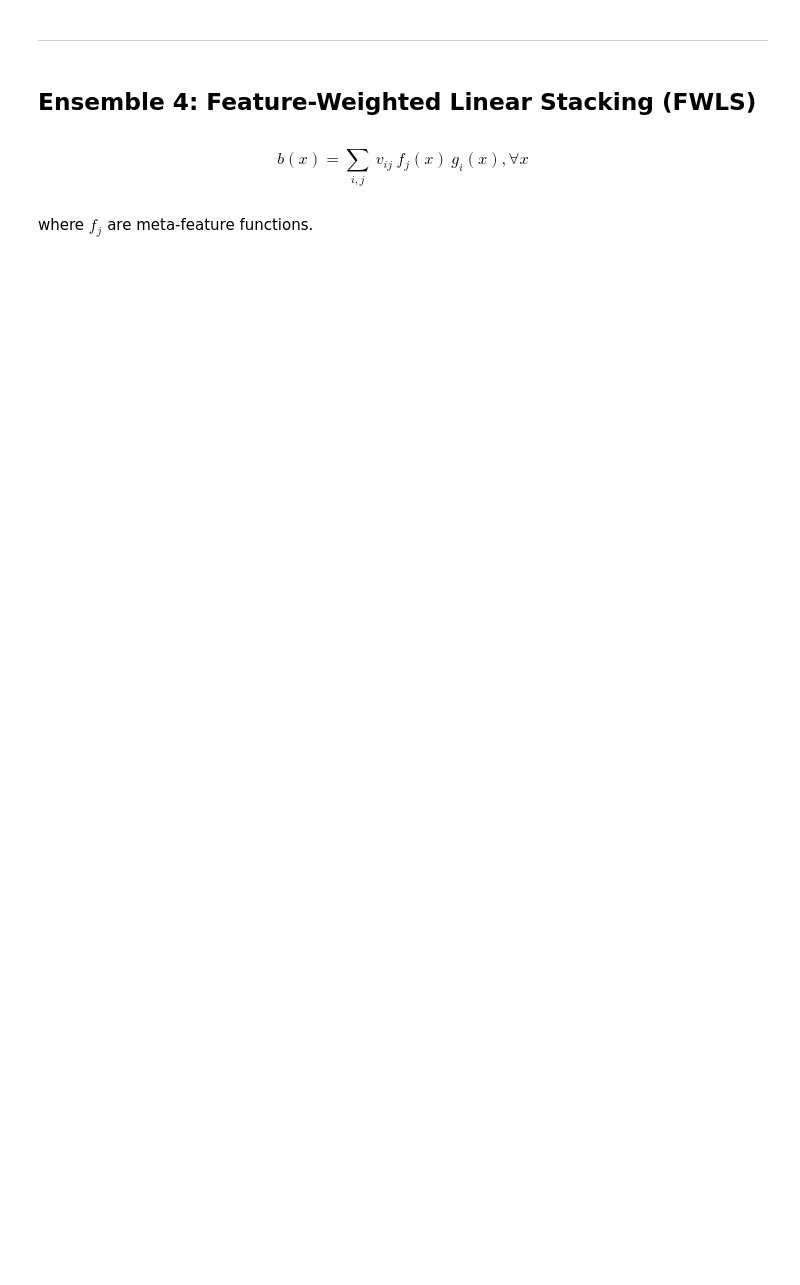
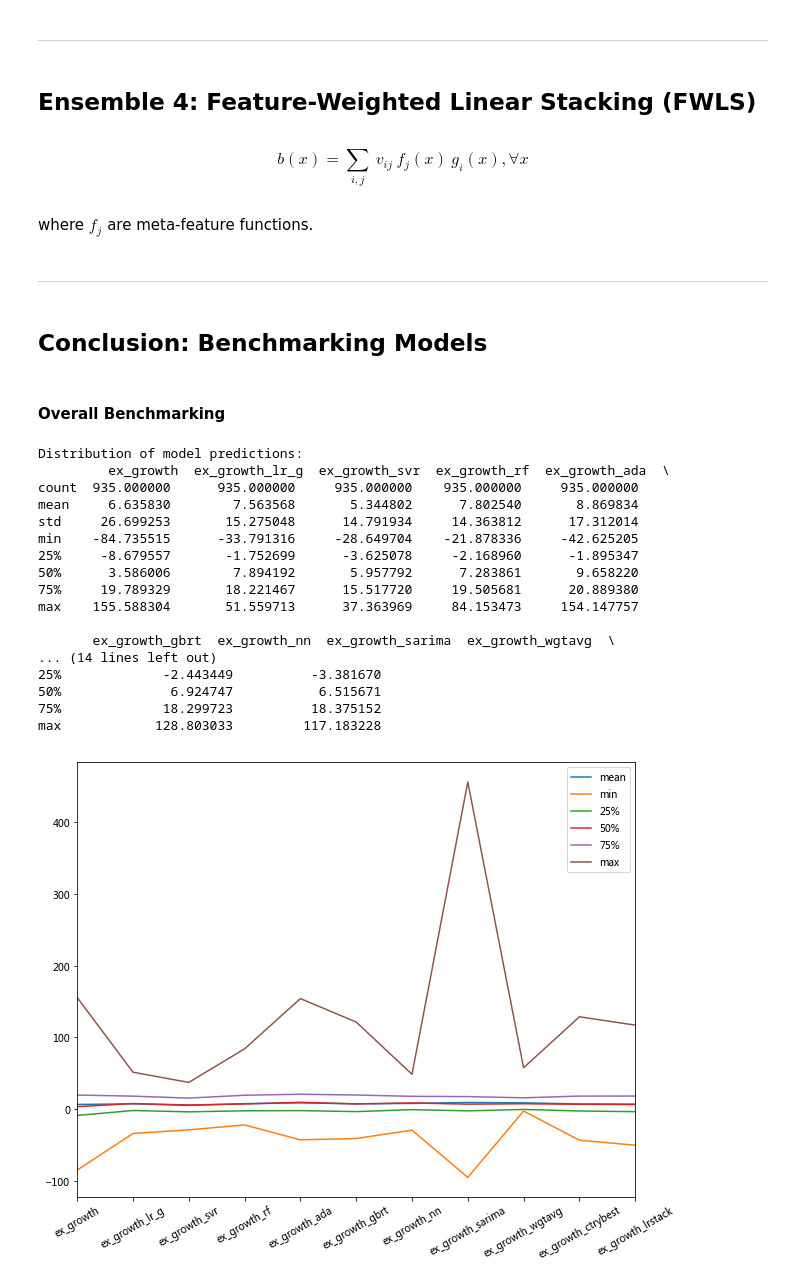
Before and after one commit to lincht/TradeModel, a Jupyter notebook: model/growth_pred.ipynb, the cells around one changed output. Drawn from its saved outputs; the diff is of its cells as text; code cells hidden in the pictures; blank space fills up the shorter version.

```diff
--- a/model/growth_pred.ipynb
+++ b/model/growth_pred.ipynb
@@ -1502,3 +1388,16 @@ ex_growth_ctrybest: 0.7707
 ## Ensemble 3: Standard Linear Regression Stacking
 # %% [markdown]
 $$b(x) = \sum_i w_i g_i(x),\forall x$$
+# %%
+ensemble3_predictors = list(train.columns[~train.columns.str.contains('dummy_|ex_growth$')])
+ensemble3 = ExportGrowthModel(data=train, predictors=ensemble3_predictors, target='ex_growth',
+                              model='lr_growth')
+ensemble3.validate(cv_method='most_recent')
+print()
+ensemble3.validate(cv_method='leave_one_out')
+ensemble3.validate(cv_method='skf', n_splits=5)
+
+train['ex_growth_lrstack'] = ensemble3.predict(train[ensemble3_predictors])
+pred['ex_growth_lrstack'] = ensemble3.predict(pred[ensemble3_predictors])
+train.to_csv(path + 'stacked_train.csv', encoding='utf-8')
+pred.to_csv(path + 'stacked_pred.csv', encoding='utf-8')
@@ -1510,3 +1427,69 @@ $$b(x) = \sum_i w_i g_i(x),\forall x$$
 $$b(x) = \sum_{i, j}\ v_{ij}\ f_j(x)\ g_i(x), \forall x$$
 # %% [markdown]
 where $f_j$ are meta-feature functions.
+# %% [markdown]
+---
+# %% [markdown]
+## Conclusion: Benchmarking Models
+# %% [markdown]
+#### Overall Benchmarking
+# %%
+result = train.loc[:, train.columns.str.contains('ex_growth')].copy()
+
+result_summary = result.describe()
+print('Distribution of model predictions:\n', result_summary)
+result_summary.T.drop(['count', 'std'], axis=1).plot(figsize=(10, 8))
+plt.xticks(range(len(result_summary.columns)), list(result_summary.columns), rotation=30)
+plt.show()
+
+width = max(map(len, result.columns))
+print('Overall CV RMSE leaderboard:')
+rmse_lead = pd.Series()
+for c in result.columns[1:]:
+    rmse_lead = rmse_lead.append(pd.Series(ExportGrowthModel.rmse(result['ex_growth'], result[c]),
+                                           index=[c]))
+for num, val in enumerate(rmse_lead.sort_values()):
+    print('{:3}. {:{width}}: {:.4f}'.format(num+1, rmse_lead.sort_values().index[num], val,
+                                            width=width))
+
+axarr = scatter_matrix(result, alpha=0.2, figsize=(12, 12), hist_kwds={'bins': 50})
+result_min, result_max = result['ex_growth'].min(), result['ex_growth'].max()
+for i, j in [(x, y) for x in range(len(axarr)) for y in range(len(axarr))]:
+    axarr[i, j].set_xlim(result_min, result_max)
+    axarr[i, j].set_xlabel(axarr[i, j].get_xlabel(), rotation=30)
+    axarr[i, j].set_ylabel(axarr[i, j].get_ylabel(), rotation=30, horizontalalignment='right')
+    if i != j:
+        axarr[i, j].set_ylim(result_min, result_max)
+plt.show()
+
+corr = result.corr()
+mask = np.zeros_like(corr, dtype=np.bool)
+mask[np.triu_indices_from(mask)] = True
+f, ax = plt.subplots(figsize=(10, 8))
+cmap = sns.diverging_palette(220, 10, as_cmap=True)
+sns.heatmap(corr, mask=mask, cmap=cmap, vmin=0, square=True,
+            xticklabels=list(corr.columns[:-1]) + [''], yticklabels=[''] + list(corr.columns[1:]),
+            linewidths=.5, cbar_kws={'shrink': .5}, ax=ax)
+plt.xticks(rotation=30)
+plt.yticks(rotation=30)
+plt.tick_params(axis='both', which='both', length=0)
+plt.show()
+# %% [output]
+Distribution of model predictions:
+         ex_growth  ex_growth_lr_g  ex_growth_svr  ex_growth_rf  ex_growth_ada  \
+count  935.000000      935.000000     935.000000    935.000000     935.000000
+mean     6.635830        7.563568       5.344802      7.802540       8.869834
+std     26.699253       15.275048      14.791934     14.363812      17.312014
+min    -84.735515      -33.791316     -28.649704    -21.878336     -42.625205
+25%     -8.679557       -1.752699      -3.625078     -2.168960      -1.895347
+50%      3.586006        7.894192       5.957792      7.283861       9.658220
+75%     19.789329       18.221467      15.517720     19.505681      20.889380
+max    155.588304       51.559713      37.363969     84.153473     154.147757
+
+       ex_growth_gbrt  ex_growth_nn  ex_growth_sarima  ex_growth_wgtavg  \
+... (14 lines left out)
+25%             -2.443449          -3.381670
+50%              6.924747           6.515671
+75%             18.299723          18.375152
+max            128.803033         117.183228
+[figure, added]
```
Also changed, not shown: parts of 31 cells of this notebook.
